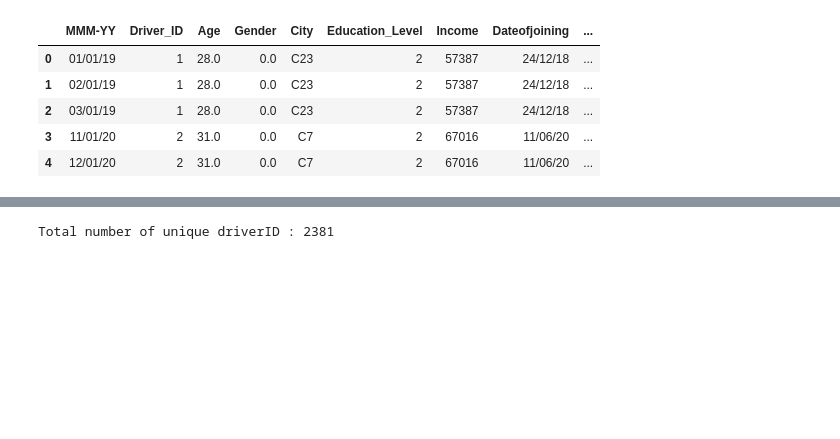
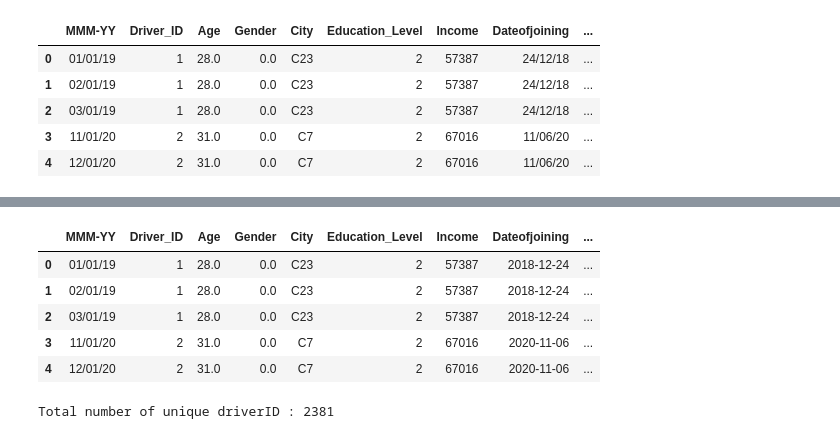
Before and after one commit to ashutoshsinha25/Driver-Churn-Predictor, a Jupyter notebook: notebook/Preprocessing_Training.ipynb, the cells around one changed output, grey strips where cells are left out. Cells and saved outputs as stored; diff of their text form; code cells hidden in the pictures; blank space fills up the shorter version.

```diff
--- a/notebook/Preprocessing_Training.ipynb
+++ b/notebook/Preprocessing_Training.ipynb
@@ -68,3 +94,12 @@ df['LastWorkingDate']=pd.to_datetime(df['LastWorkingDate'],errors='coerce')
+# %%
+df.head()
+# %% [output]
+|  | MMM-YY | Driver_ID | Age | Gender | City | Education_Level | Income | Dateofjoining | ... |
+| 0 | 01/01/19 | 1 | 28.0 | 0.0 | C23 | 2 | 57387 | 2018-12-24 | ... |
+| 1 | 02/01/19 | 1 | 28.0 | 0.0 | C23 | 2 | 57387 | 2018-12-24 | ... |
+| 2 | 03/01/19 | 1 | 28.0 | 0.0 | C23 | 2 | 57387 | 2018-12-24 | ... |
+| 3 | 11/01/20 | 2 | 31.0 | 0.0 | C7 | 2 | 67016 | 2020-11-06 | ... |
+| 4 | 12/01/20 | 2 | 31.0 | 0.0 | C7 | 2 | 67016 | 2020-11-06 | ... |
 # %%
 # groupping over driverid to have our data behaviour consistent
 def check(x):
```
Also changed, not shown: parts of 62 cells of this notebook, 20 other files.
